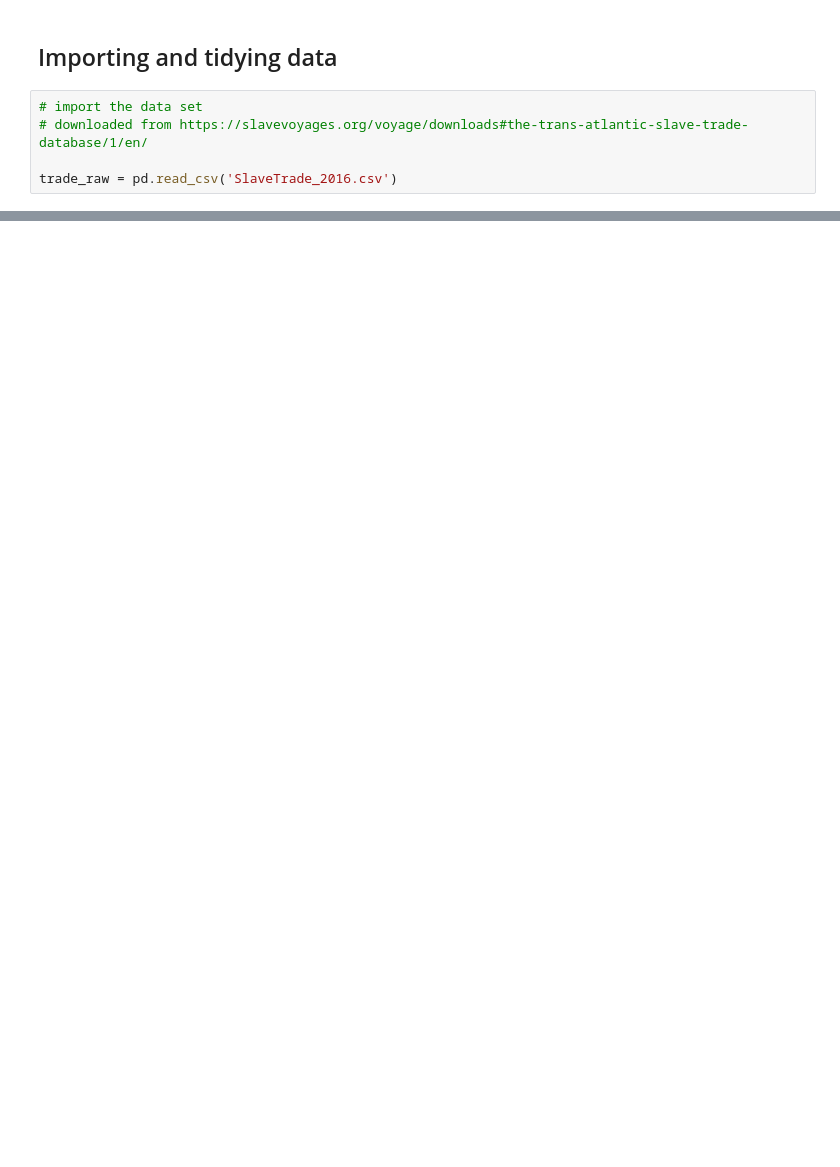
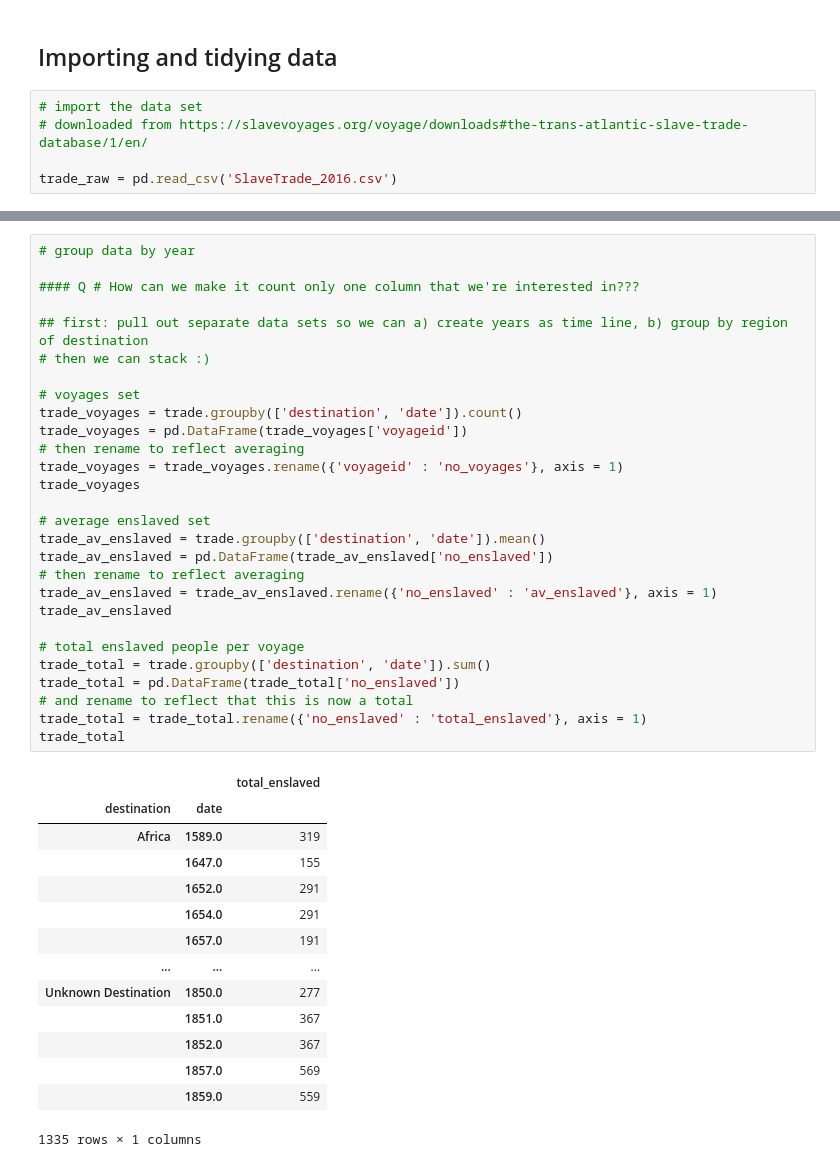
Before and after one commit to Basmatz/Spiced-bootcamp, a Jupyter notebook: Week_1/DataVizProject/Exploration of Slave Trade Data.ipynb, the cells around one changed output, grey strips where cells are left out. Saved outputs shown, nothing was run; the diff lists cells and outputs as text; blank space fills up the shorter version.

```diff
--- a/Week_1/DataVizProject/Exploration of Slave Trade Data.ipynb
+++ b/Week_1/DataVizProject/Exploration of Slave Trade Data.ipynb
@@ -91,0 +161,43 @@ What am I trying to compare?
+# %%
+# group data by year
+
+#### Q # How can we make it count only one column that we're interested in???
+
+## first: pull out separate data sets so we can a) create years as time line, b) group by region of destination
+# then we can stack :)
+
+# voyages set
+trade_voyages = trade.groupby(['destination', 'date']).count()
+trade_voyages = pd.DataFrame(trade_voyages['voyageid'])
+# then rename to reflect averaging
+trade_voyages = trade_voyages.rename({'voyageid' : 'no_voyages'}, axis = 1)
+trade_voyages
+
+# average enslaved set
+trade_av_enslaved = trade.groupby(['destination', 'date']).mean()
+trade_av_enslaved = pd.DataFrame(trade_av_enslaved['no_enslaved'])
+# then rename to reflect averaging
+trade_av_enslaved = trade_av_enslaved.rename({'no_enslaved' : 'av_enslaved'}, axis = 1)
+trade_av_enslaved
+
+# total enslaved people per voyage
+trade_total = trade.groupby(['destination', 'date']).sum()
+trade_total = pd.DataFrame(trade_total['no_enslaved'])
+# and rename to reflect that this is now a total
+trade_total = trade_total.rename({'no_enslaved' : 'total_enslaved'}, axis = 1)
+trade_total
+# %% [output]
+|  |  | total_enslaved |
+| destination | date |  |
+| Africa | 1589.0 | 319 |
+|  | 1647.0 | 155 |
+|  | 1652.0 | 291 |
+|  | 1654.0 | 291 |
+|  | 1657.0 | 191 |
+| ... | ... | ... |
+| Unknown Destination | 1850.0 | 277 |
+|  | 1851.0 | 367 |
+|  | 1852.0 | 367 |
+|  | 1857.0 | 569 |
+|  | 1859.0 | 559 |
+1335 rows × 1 columns
```
Also changed, not shown: parts of 20 cells of this notebook.
